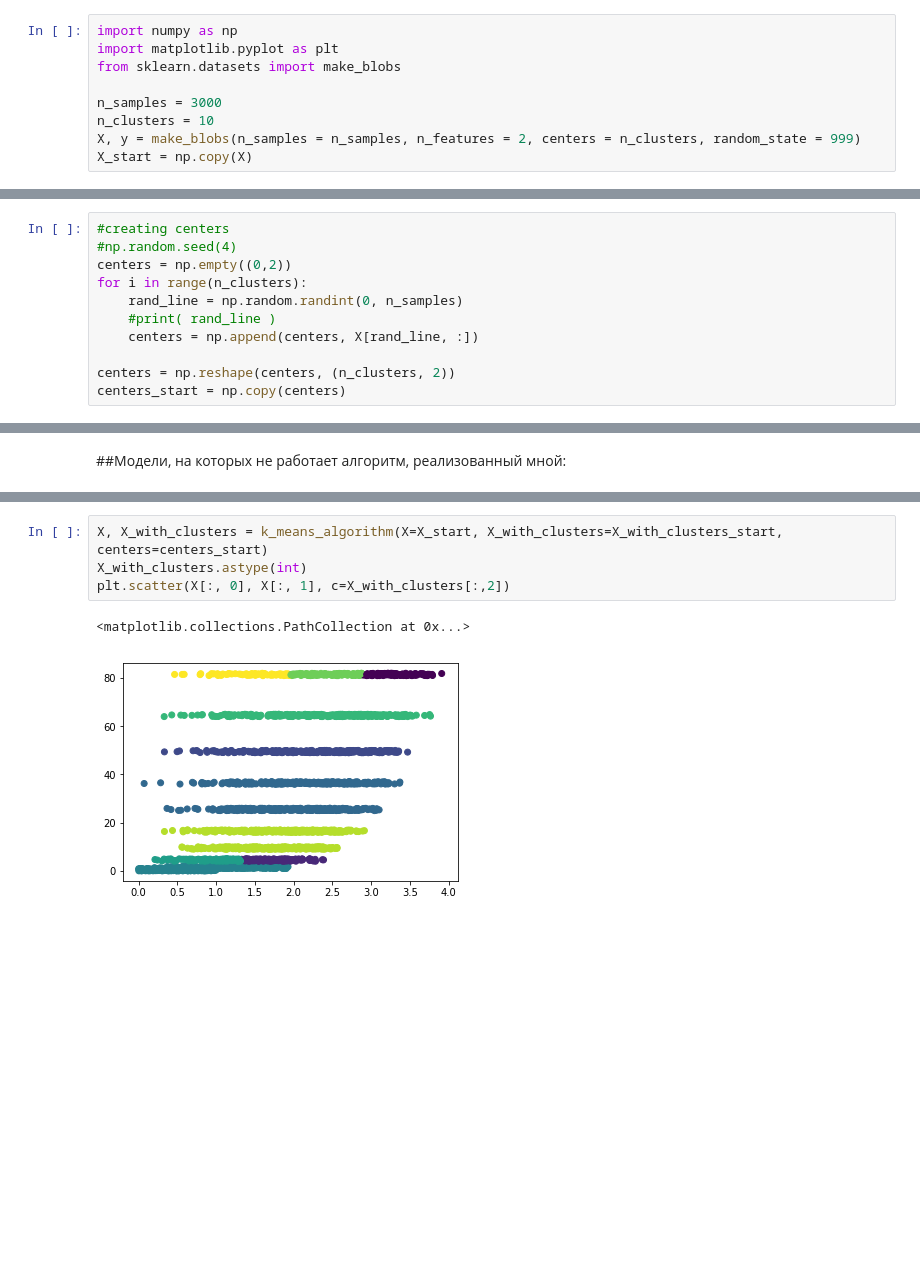
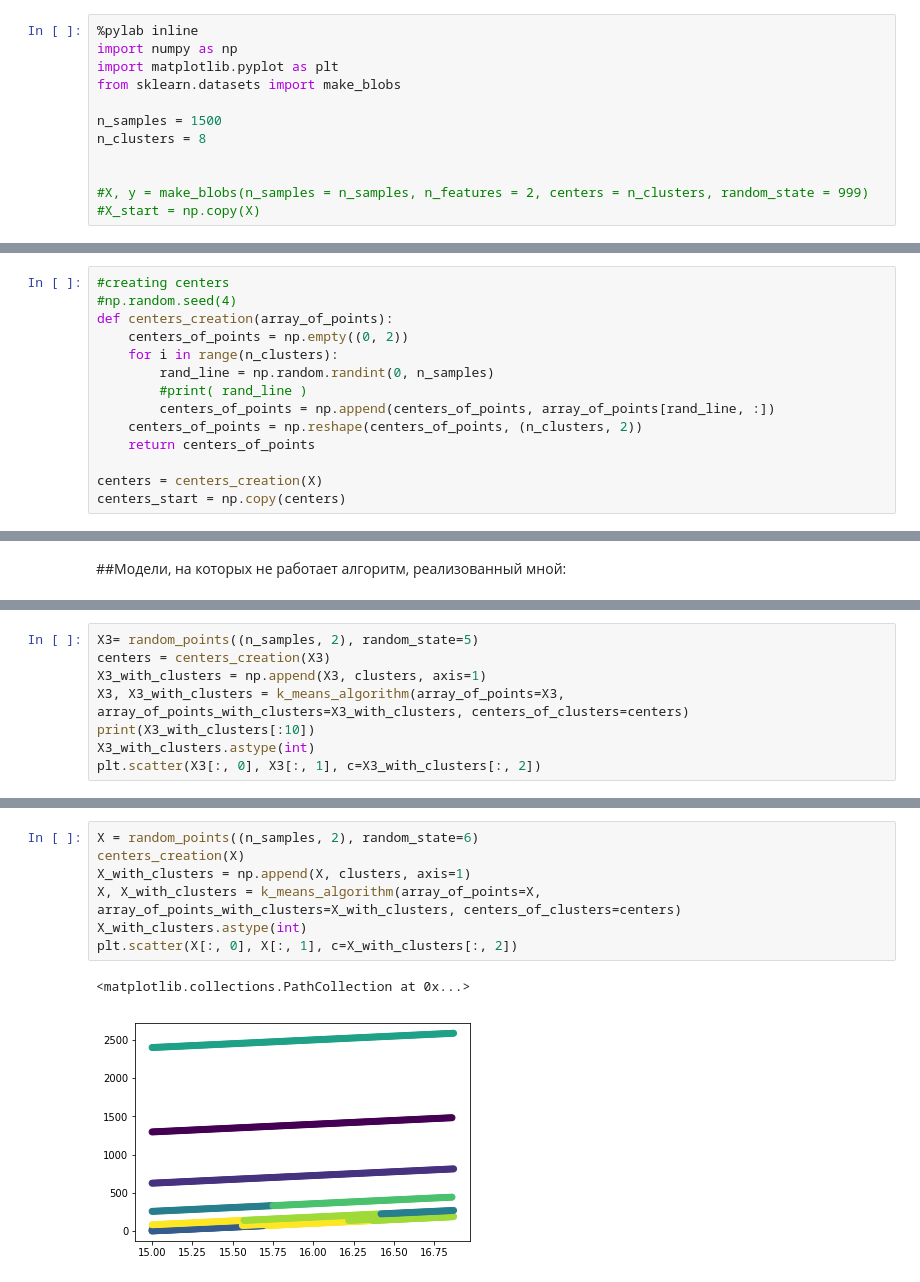
Before and after one commit to paniquex/IML_homeworks, a Jupyter notebook: k-mean_1/k-mean-algorithm.ipynb, the cells around one changed output, grey strips where cells are left out. Cells and saved outputs as stored; diff of their text form; blank space fills up the shorter version.

Commit message:
Нашел еще случаи, на которых алгоритм работает не совсем так, как ожидается( в том числе и kMeans )

```diff
--- a/k-mean_1/k-mean-algorithm.ipynb
+++ b/k-mean_1/k-mean-algorithm.ipynb
@@ -1,11 +1,14 @@
 # %% [markdown]
 ##Реализация Алгоритма k-means
 # %%
+%pylab inline
 import numpy as np
 import matplotlib.pyplot as plt
 from sklearn.datasets import make_blobs
 
-n_samples = 3000
-n_clusters = 10
-X, y = make_blobs(n_samples = n_samples, n_features = 2, centers = n_clusters, random_state = 999)
-X_start = np.copy(X)
+n_samples = 1500
+n_clusters = 8
+
+
+#X, y = make_blobs(n_samples = n_samples, n_features = 2, centers = n_clusters, random_state = 999)
+#X_start = np.copy(X)
@@ -47,11 +58,14 @@ X_start = np.copy(X)
 # %%
 #creating centers
 #np.random.seed(4)
-centers = np.empty((0,2))
-for i in range(n_clusters):
-    rand_line = np.random.randint(0, n_samples)
-    #print( rand_line )
-    centers = np.append(centers, X[rand_line, :])
+def centers_creation(array_of_points):
+    centers_of_points = np.empty((0, 2))
+    for i in range(n_clusters):
+        rand_line = np.random.randint(0, n_samples)
+        #print( rand_line )
+        centers_of_points = np.append(centers_of_points, array_of_points[rand_line, :])
+    centers_of_points = np.reshape(centers_of_points, (n_clusters, 2))
+    return centers_of_points
 
-centers = np.reshape(centers, (n_clusters, 2))
+centers = centers_creation(X)
 centers_start = np.copy(centers)
@@ -161,0 +215,8 @@ plt.scatter(X[:,0], X[:, 1], c=a)
+# %%
+X3= random_points((n_samples, 2), random_state=5)
+centers = centers_creation(X3)
+X3_with_clusters = np.append(X3, clusters, axis=1)
+X3, X3_with_clusters = k_means_algorithm(array_of_points=X3, array_of_points_with_clusters=X3_with_clusters, centers_of_clusters=centers)
+print(X3_with_clusters[:10])
+X3_with_clusters.astype(int)
+plt.scatter(X3[:, 0], X3[:, 1], c=X3_with_clusters[:, 2])
@@ -162,7 +238,10 @@ plt.scatter(X[:,0], X[:, 1], c=a)
 # %%
-X, X_with_clusters = k_means_algorithm(X=X_start, X_with_clusters=X_with_clusters_start, centers=centers_start)
+X = random_points((n_samples, 2), random_state=6)
+centers_creation(X)
+X_with_clusters = np.append(X, clusters, axis=1)
+X, X_with_clusters = k_means_algorithm(array_of_points=X, array_of_points_with_clusters=X_with_clusters, centers_of_clusters=centers)
 X_with_clusters.astype(int)
-plt.scatter(X[:, 0], X[:, 1], c=X_with_clusters[:,2])
+plt.scatter(X[:, 0], X[:, 1], c=X_with_clusters[:, 2])
 # %% [output]
 <matplotlib.collections.PathCollection at 0x...>
-[figure, old version]
+[figure, new version]
```
Also changed, not shown: parts of 19 cells of this notebook.
